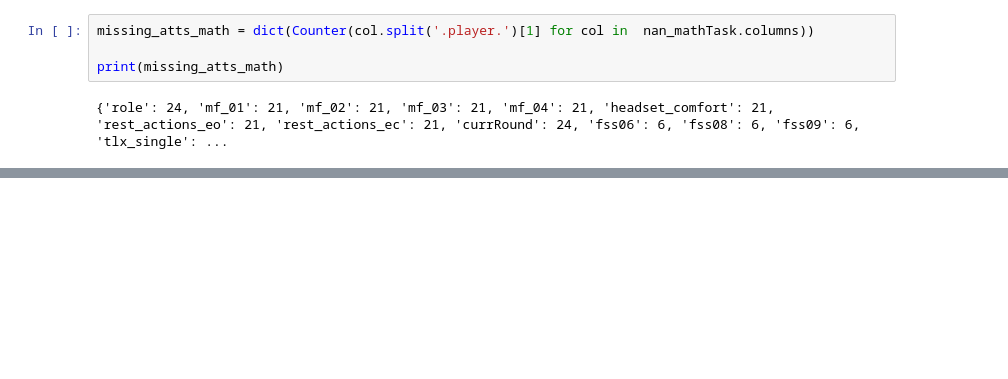
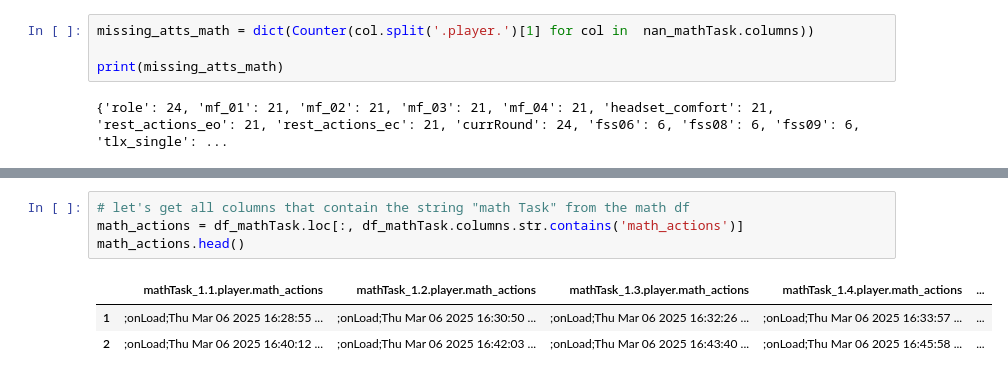
Before and after one commit to SamedVossberg/neuro_headphone_study, a Jupyter notebook: data_check.ipynb, the cells around one changed output, grey strips where cells are left out. Cells and saved outputs as stored; diff of their text form; blank space fills up the shorter version.

```diff
--- a/data_check.ipynb
+++ b/data_check.ipynb
@@ -198,0 +456,8 @@ print(missing_atts_math)
+# %%
+# let's get all columns that contain the string "math Task" from the math df
+math_actions = df_mathTask.loc[:, df_mathTask.columns.str.contains('math_actions')]
+math_actions.head()
+# %% [output]
+|  | mathTask_1.1.player.math_actions | mathTask_1.2.player.math_actions | mathTask_1.3.player.math_actions | mathTask_1.4.player.math_actions | ... |
+| 1 | ;onLoad;Thu Mar 06 2025 16:28:55 ... | ;onLoad;Thu Mar 06 2025 16:30:50 ... | ;onLoad;Thu Mar 06 2025 16:32:26 ... | ;onLoad;Thu Mar 06 2025 16:33:57 ... | ... |
+| 2 | ;onLoad;Thu Mar 06 2025 16:40:12 ... | ;onLoad;Thu Mar 06 2025 16:42:03 ... | ;onLoad;Thu Mar 06 2025 16:43:40 ... | ;onLoad;Thu Mar 06 2025 16:45:58 ... | ... |
```
Also changed, not shown: parts of 17 cells of this notebook.
